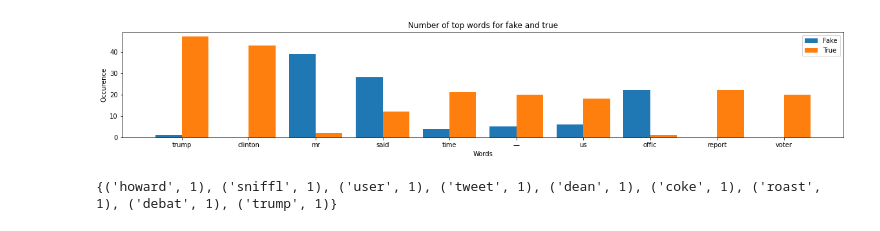
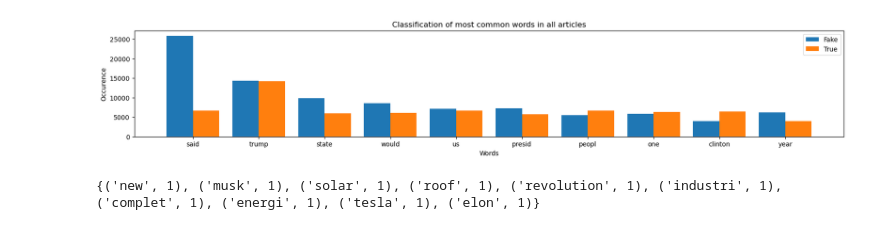
Before and after one commit to mariomauberger/fakeNewsClassification, a Jupyter notebook: fakeNewsClassification.ipynb, the cells around one changed output. Cells and saved outputs as stored; diff of their text form; code cells hidden in the pictures.

```diff
--- a/fakeNewsClassification.ipynb
+++ b/fakeNewsClassification.ipynb
@@ -121,23 +135,21 @@ word_occurence_false
 # %%
-word_array_x = []
-word_array_fake = []
-word_array_true = []
+def generate_plot_data(word_occurences, occurence_in_fake_articles, occurence_in_real_articles):
+  words_x = []
+  words_fake = []
+  words_real = []
 
-for word in word_occurence_top:
-  if (word not in word_occurence_false):
-    word_array_fake.append(0)
-  else:
-    word_array_fake.append(word_occurence_false[word])
+  for word in word_occurences:
+    if (word not in occurence_in_fake_articles):
+      words_fake.append(0)
+    else:
+      words_fake.append(occurence_in_fake_articles[word])
 
+    if (word not in occurence_in_real_articles):
+      words_real.append(0)
+    else:
+      words_real.append(occurence_in_real_articles[word])
 
-  if (word not in word_occurence_true):
-    word_array_true.append(0)
-  else:
-    word_array_true.append(word_occurence_true[word])
+    words_x.append(word)
 
-  word_array_x.append(word)
-
-
-#word_occurence_true[:10]
-#word_occurence_false[:10]
+  return words_x, words_fake, words_real
 # %%
@@ -159,18 +169,19 @@ Name: label, dtype: int64
 # %%
-X_axis = np.arange(len(word_array_x))
+words_x, words_fake, words_true = generate_plot_data(word_occurence_top, occurrence_fake, occurrence_real)
+X_axis = np.arange(len(words_x))
 plt.figure(figsize=(20, 3))
-plt.bar(X_axis - 0.2, word_array_fake, 0.4, label = 'Fake')
-plt.bar(X_axis + 0.2, word_array_true, 0.4, label = 'True')
+plt.bar(X_axis - 0.2, words_fake, 0.4, label = 'Fake')
+plt.bar(X_axis + 0.2, words_true, 0.4, label = 'True')
 
 
-plt.xticks(X_axis, word_array_x)
+plt.xticks(X_axis, words_x)
 plt.xlabel("Words")
 plt.ylabel("Occurence")
-plt.title("Number of top words for fake and true")
+plt.title("Classification of most common words in all articles")
 plt.legend()
 plt.show()
 # %% [output]
-[figure, old version]
+[figure, new version]
 # %%
 def bow_maker(some_list):
     bow = set()
@@ -179,6 +190,6 @@ def bow_maker(some_list):
         bow.add((word, numbr))
     return(bow)
 
-print(news_data["title"].apply(bow_maker)[0])
+print(news_data["title_clean"].apply(bow_maker)[0])
 # %% [output]
-{('howard', 1), ('sniffl', 1), ('user', 1), ('tweet', 1), ('dean', 1), ('coke', 1), ('roast', 1), ('debat', 1), ('trump', 1)}
+{('new', 1), ('musk', 1), ('solar', 1), ('roof', 1), ('revolution', 1), ('industri', 1), ('complet', 1), ('energi', 1), ('tesla', 1), ('elon', 1)}
```
Also changed, not shown: parts of 48 cells of this notebook.
